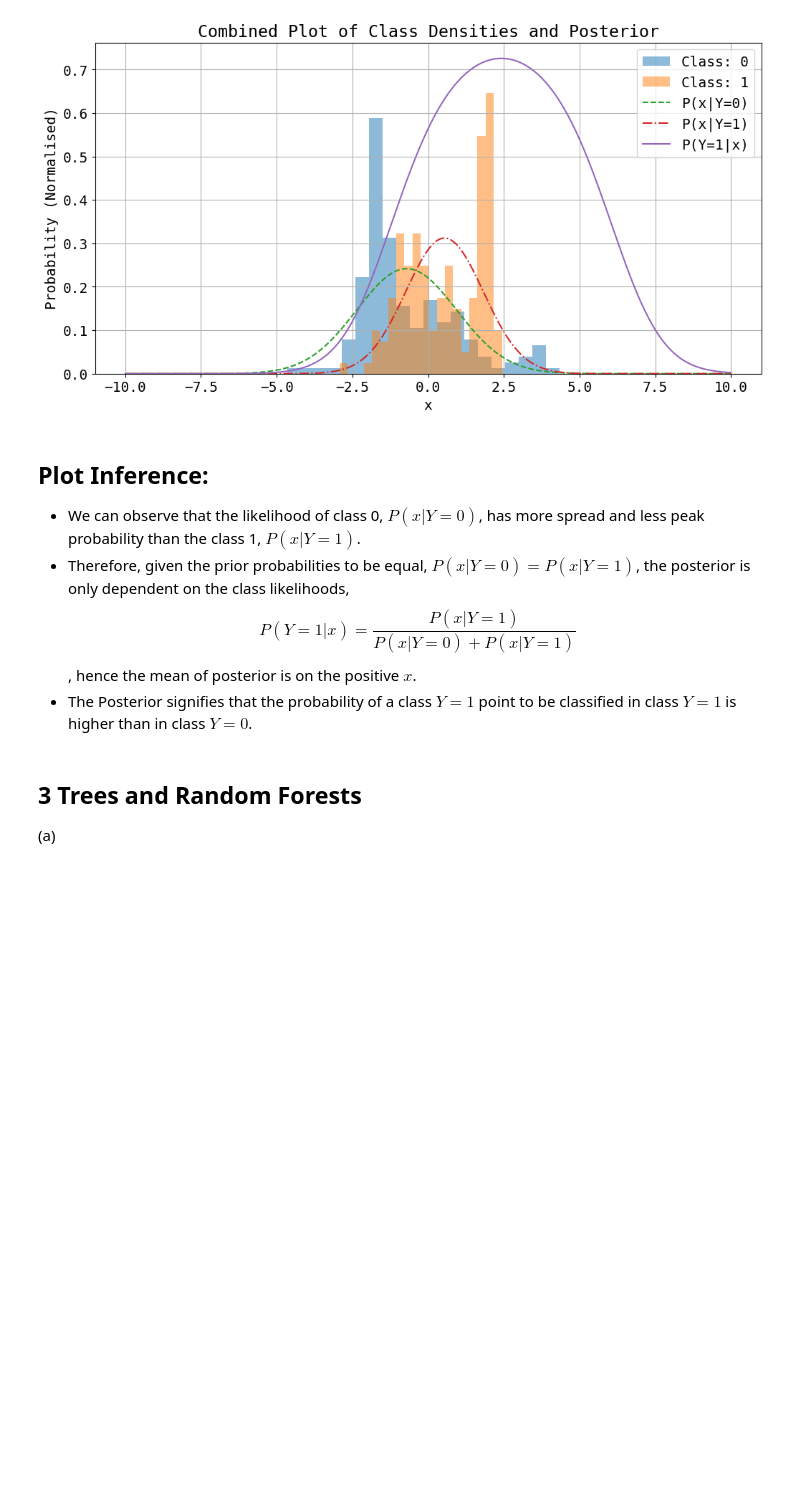
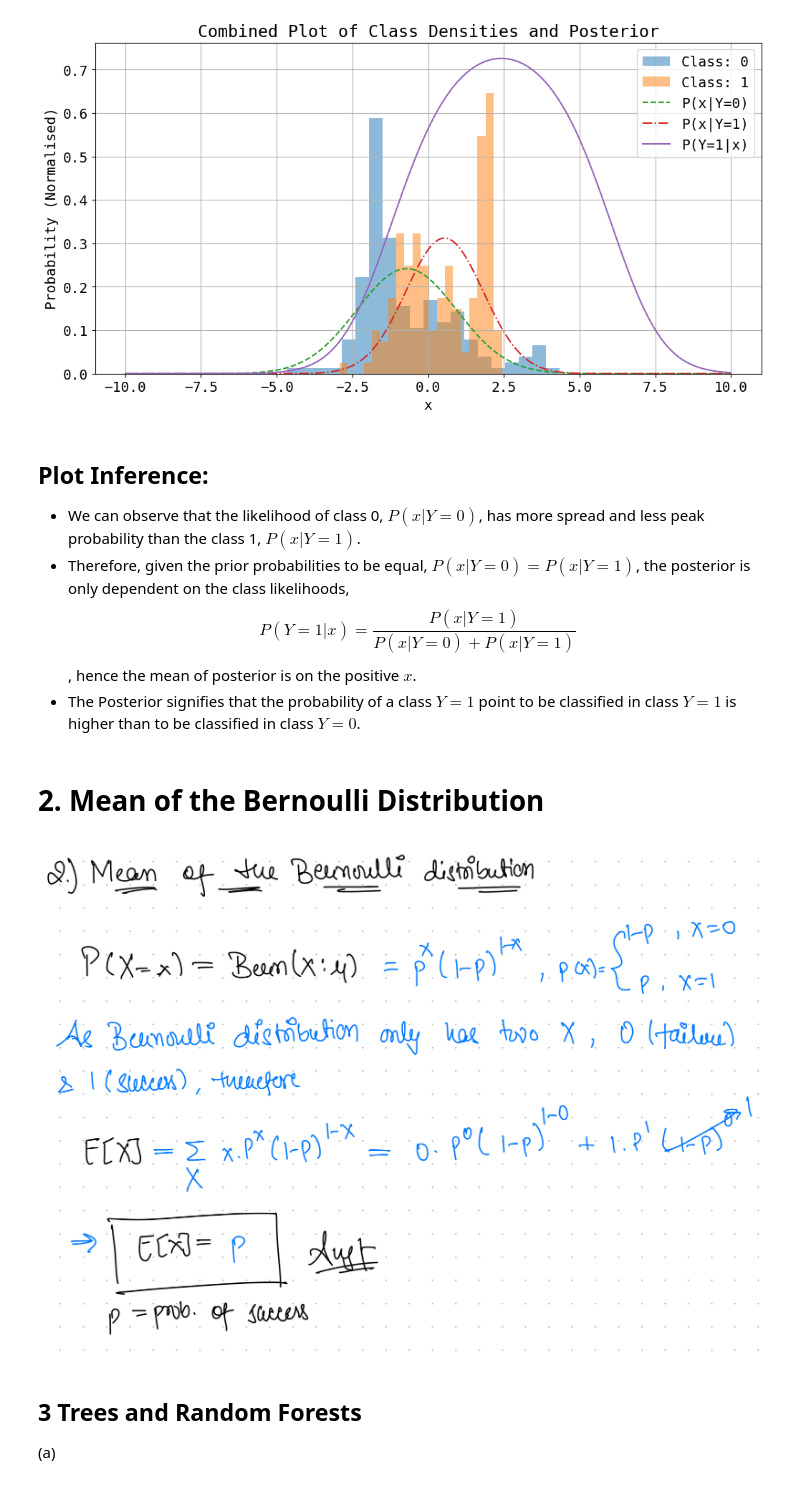
Before and after one commit to Bhavesh012/mlph_group_work, a Jupyter notebook: Sols/Ex5/sheet05_bhavesh.ipynb, the cells around one changed output. Drawn from its saved outputs; the diff is of its cells as text; code cells hidden in the pictures; blank space fills up the shorter version.

```diff
--- a/Sols/Ex5/sheet05_bhavesh.ipynb
+++ b/Sols/Ex5/sheet05_bhavesh.ipynb
@@ -100,7 +97,14 @@ plt.grid()
 ## Plot Inference:
 - We can observe that the likelihood of class 0, $P(x|Y=0)$, has more spread and less peak probability than the class 1, $P(x|Y=1)$.
 - Therefore, given the prior probabilities to be equal, $P(x|Y=0) = P(x|Y=1)$, the posterior is only dependent on the class likelihoods, $$P(Y=1|x) = \frac{P(x|Y=1)}{P(x|Y=0) + P(x|Y=1)}$$, hence the mean of posterior is on the positive $x$.
-- The Posterior signifies that the probability of a class $Y=1$ point to be classified in class $Y=1$ is higher than in class $Y=0$.
+- The Posterior signifies that the probability of a class $Y=1$ point to be classified in class $Y=1$ is higher than to be classified in class $Y=0$.
+# %% [markdown]
+# 2. Mean of the Bernoulli Distribution
+# %%
+from IPython.display import Image
+Image(filename='Q2.jpeg')
+# %% [output]
+[figure, added]
 # %% [markdown]
 ## 3 Trees and Random Forests
 (a)
```
Also changed, not shown: parts of 9 cells of this notebook, 1 other file.
